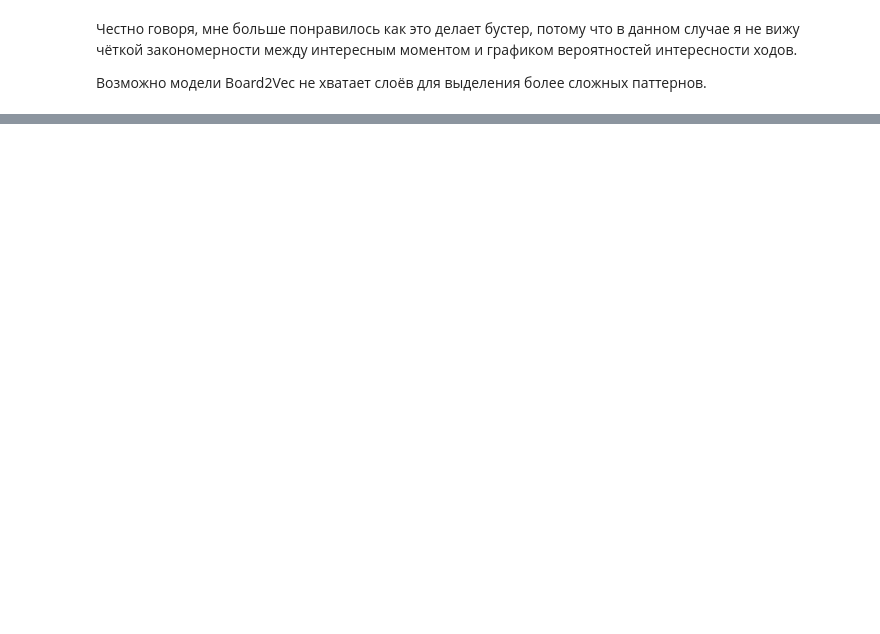
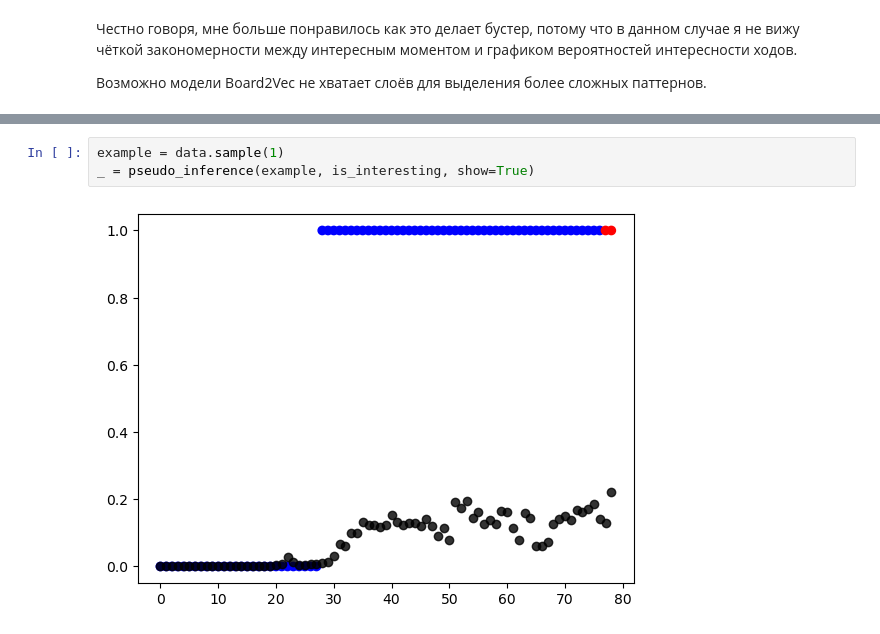
Before and after one commit to Madagascam/heuristic_extractor, a Jupyter notebook: board2vec/experiments/experiment_04/mlp.ipynb, the cells around one changed output, grey strips where cells are left out. Drawn from its saved outputs; the diff is of its cells as text; blank space fills up the shorter version.

```diff
--- a/board2vec/experiments/experiment_04/mlp.ipynb
+++ b/board2vec/experiments/experiment_04/mlp.ipynb
@@ -133,0 +250,5 @@ plt.show()
+# %%
+example = data.sample(1)
+_ = pseudo_inference(example, is_interesting, show=True)
+# %% [output]
+[figure, added]
```
Also changed, not shown: parts of 9 cells of this notebook, 8 other files.
